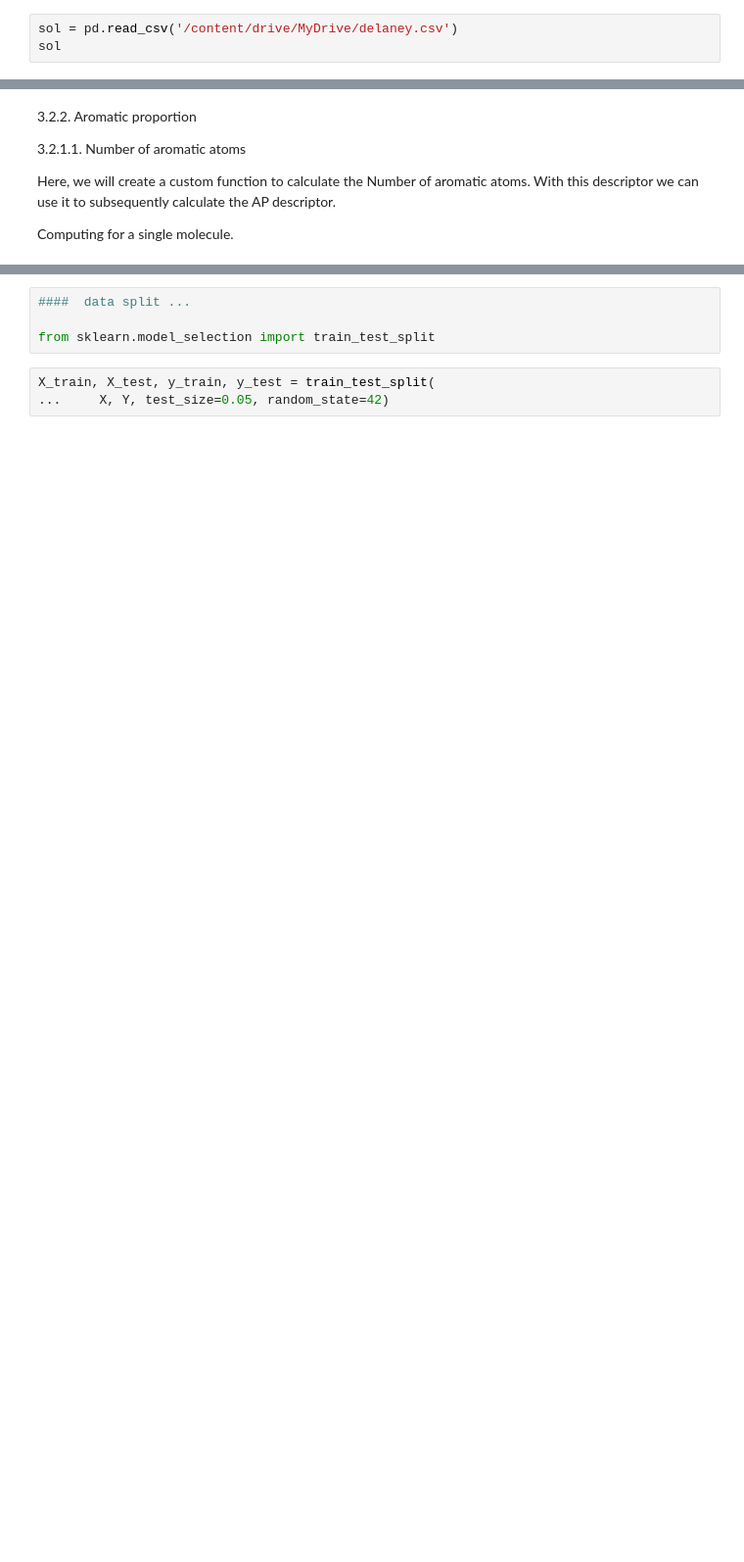
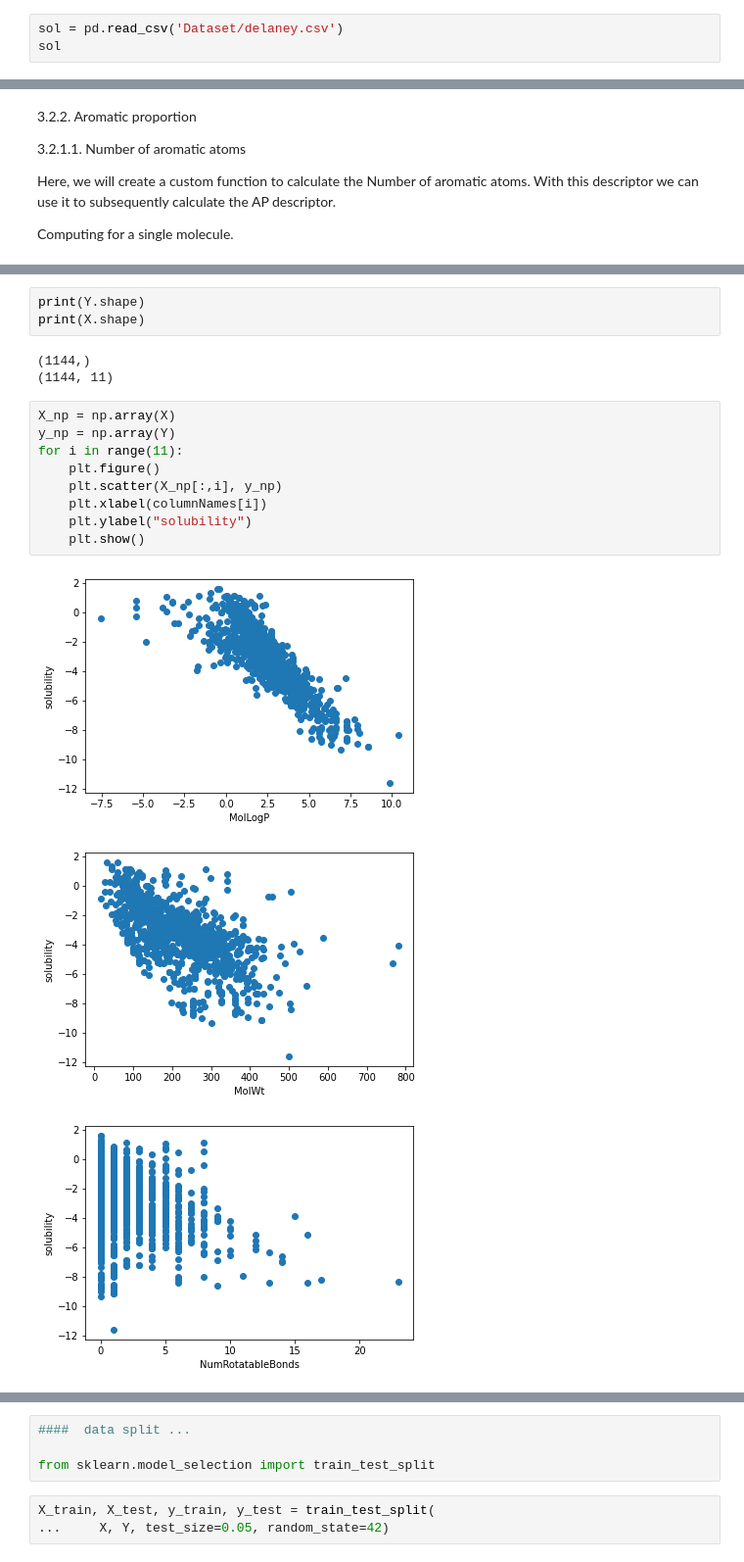
Before and after one commit to ali1810/Solubility_predition_feature, a Jupyter notebook: Solubility_delaney_datset_rf_xg.ipynb, the cells around one changed output, grey strips where cells are left out. Shown at 98% size. Cells and saved outputs as stored; diff of their text form; blank space fills up the shorter version.

```diff
--- a/Solubility_delaney_datset_rf_xg.ipynb
+++ b/Solubility_delaney_datset_rf_xg.ipynb
@@ -3,7 +3,7 @@
 # %%
 import pandas as pd
 # %%
-sol = pd.read_csv('/content/drive/MyDrive/delaney.csv')
+sol = pd.read_csv('Dataset/delaney.csv')
 sol
 # %% [output]
 |  | Compound ID | measured log(solubility:mol/L) | ESOL predicted log(solubility:mol/L) | SMILES |
@@ -188,0 +176,19 @@ X=df
+# %%
+print(Y.shape)
+print(X.shape)
+# %% [output]
+(1144,)
+(1144, 11)
+# %%
+X_np = np.array(X)
+y_np = np.array(Y)
+for i in range(11):
+    plt.figure()
+    plt.scatter(X_np[:,i], y_np)
+    plt.xlabel(columnNames[i])
+    plt.ylabel("solubility")
+    plt.show()
+# %% [output]
+[figure, added]
+[figure, added]
+[figure, added]
```
Also changed, not shown: parts of 19 cells of this notebook.
